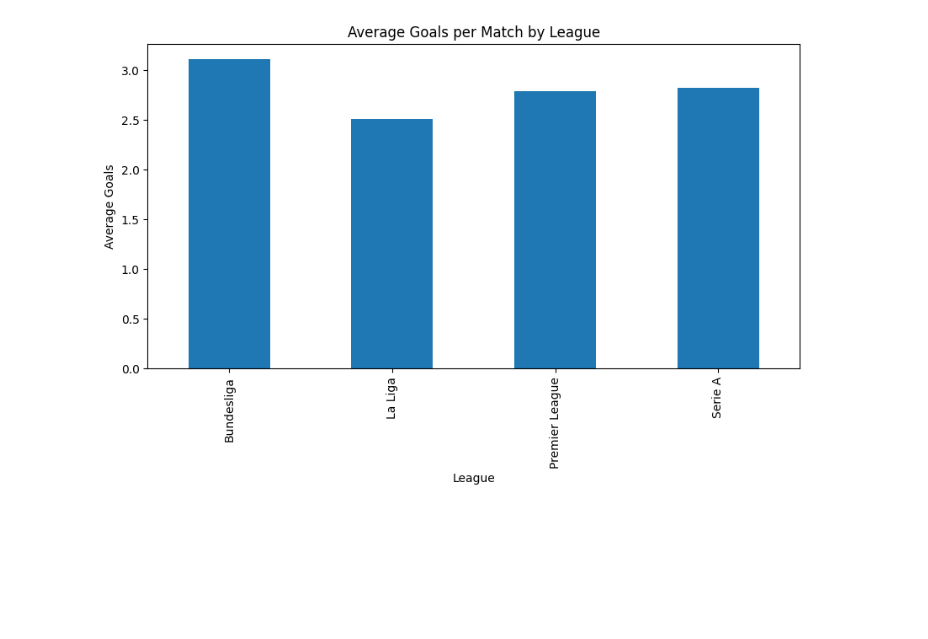
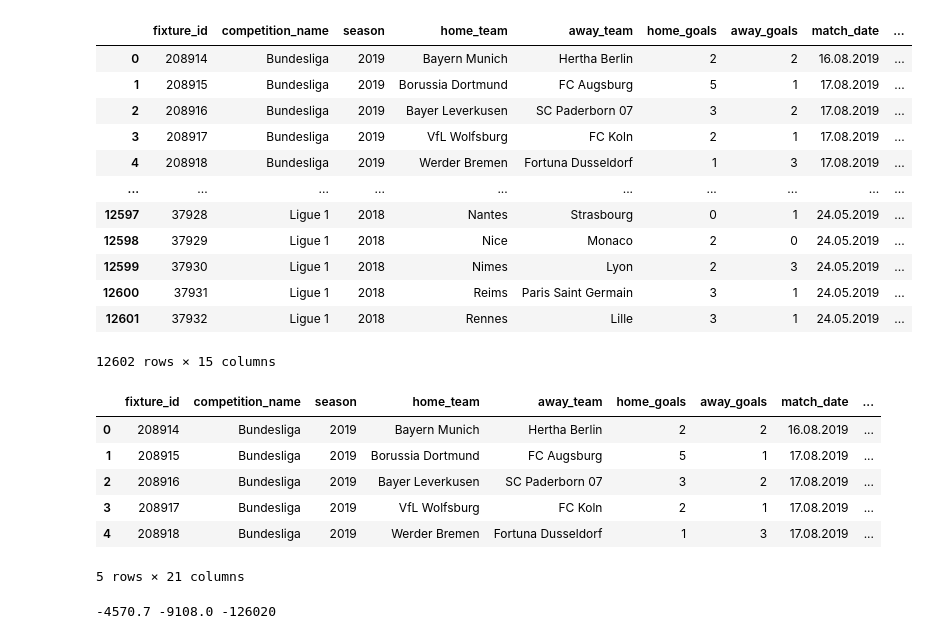
Before and after one commit to david-anders1/prediction-football, a Jupyter notebook: analysis.ipynb, the cells around one changed output. Cells and saved outputs as stored; diff of their text form; code cells hidden in the pictures; blank space fills up the shorter version.

```diff
--- a/analysis.ipynb
+++ b/analysis.ipynb
@@ -29,14 +27,0 @@ df_matches
-# %%
-# Calculate the total goals scored per match, then group by competition_name and calculate the mean and plot it
-
-df_matches['total_goals'] = df_matches['home_goals'] + df_matches['away_goals']
-avg_goals_per_league = df_matches.groupby('competition_name')['total_goals'].mean()
-
-# Plot
-avg_goals_per_league.plot(kind='bar', figsize=(10, 5))
-plt.title('Average Goals per Match by League')
-plt.ylabel('Average Goals')
-plt.xlabel('League')
-plt.show()
-# %% [output]
-[figure, removed]
@@ -42,0 +38,16 @@ plt.show()
+# %%
+df_merged_matches_odds
+# %% [output]
+|  | fixture_id | competition_name | season | home_team | away_team | home_goals | away_goals | match_date | ... |
+| 0 | 208914 | Bundesliga | 2019 | Bayern Munich | Hertha Berlin | 2 | 2 | 16.08.2019 | ... |
+| 1 | 208915 | Bundesliga | 2019 | Borussia Dortmund | FC Augsburg | 5 | 1 | 17.08.2019 | ... |
+| 2 | 208916 | Bundesliga | 2019 | Bayer Leverkusen | SC Paderborn 07 | 3 | 2 | 17.08.2019 | ... |
+| 3 | 208917 | Bundesliga | 2019 | VfL Wolfsburg | FC Koln | 2 | 1 | 17.08.2019 | ... |
+| 4 | 208918 | Bundesliga | 2019 | Werder Bremen | Fortuna Dusseldorf | 1 | 3 | 17.08.2019 | ... |
+| ... | ... | ... | ... | ... | ... | ... | ... | ... | ... |
+| 12597 | 37928 | Ligue 1 | 2018 | Nantes | Strasbourg | 0 | 1 | 24.05.2019 | ... |
+| 12598 | 37929 | Ligue 1 | 2018 | Nice | Monaco | 2 | 0 | 24.05.2019 | ... |
+| 12599 | 37930 | Ligue 1 | 2018 | Nimes | Lyon | 2 | 3 | 24.05.2019 | ... |
+| 12600 | 37931 | Ligue 1 | 2018 | Reims | Paris Saint Germain | 3 | 1 | 24.05.2019 | ... |
+| 12601 | 37932 | Ligue 1 | 2018 | Rennes | Lille | 3 | 1 | 24.05.2019 | ... |
+12602 rows × 15 columns
@@ -42,0 +119,17 @@ plt.show()
+# %%
+df_joined.head()
+# %% [output]
+|  | fixture_id | competition_name | season | home_team | away_team | home_goals | away_goals | match_date | ... |
+| 0 | 208914 | Bundesliga | 2019 | Bayern Munich | Hertha Berlin | 2 | 2 | 16.08.2019 | ... |
+| 1 | 208915 | Bundesliga | 2019 | Borussia Dortmund | FC Augsburg | 5 | 1 | 17.08.2019 | ... |
+| 2 | 208916 | Bundesliga | 2019 | Bayer Leverkusen | SC Paderborn 07 | 3 | 2 | 17.08.2019 | ... |
+| 3 | 208917 | Bundesliga | 2019 | VfL Wolfsburg | FC Koln | 2 | 1 | 17.08.2019 | ... |
+| 4 | 208918 | Bundesliga | 2019 | Werder Bremen | Fortuna Dusseldorf | 1 | 3 | 17.08.2019 | ... |
+5 rows × 21 columns
+# %%
+total_win_margin_favorite = df_joined['win_margin_bet_on_favorite'].sum()
+total_win_margin_underdog = df_joined['win_margin_bet_on_underdog'].sum()
+total_win_margin_draw = df_joined['win_margin_bet_on_draw'].sum()
+print(total_win_margin_favorite, total_win_margin_underdog, total_win_margin_draw)
+# %% [output]
+-4570.7 -9108.0 -126020
```
Also changed, not shown: parts of 7 cells of this notebook.
